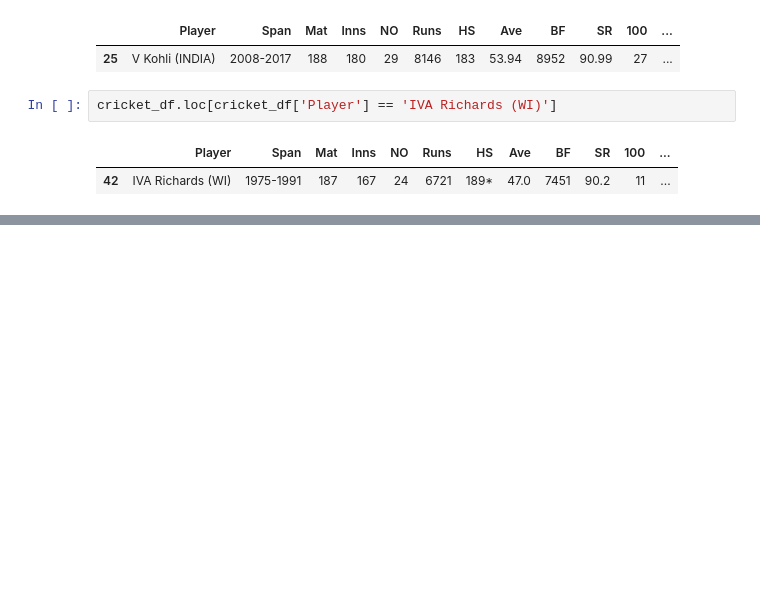
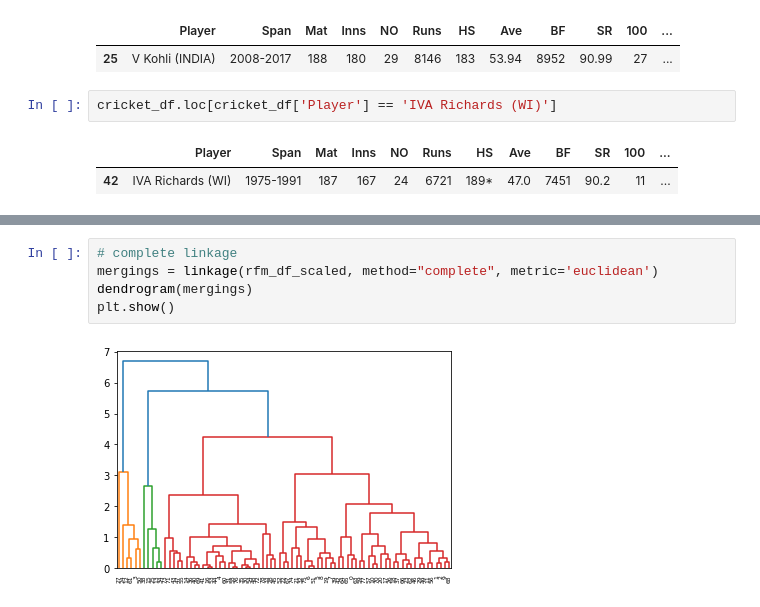
Before and after one commit to sreedevisreekumar/clustering, a Jupyter notebook: KMeansClustering.ipynb, the cells around one changed output, grey strips where cells are left out. Drawn from its saved outputs; the diff is of its cells as text; blank space fills up the shorter version.

```diff
--- a/KMeansClustering.ipynb
+++ b/KMeansClustering.ipynb
@@ -180,0 +215,7 @@ cricket_df.loc[cricket_df['Player'] == 'IVA Richards (WI)']
+# %%
+# complete linkage
+mergings = linkage(rfm_df_scaled, method="complete", metric='euclidean')
+dendrogram(mergings)
+plt.show()
+# %% [output]
+[figure, added]
```
Also changed, not shown: parts of 12 cells of this notebook.
